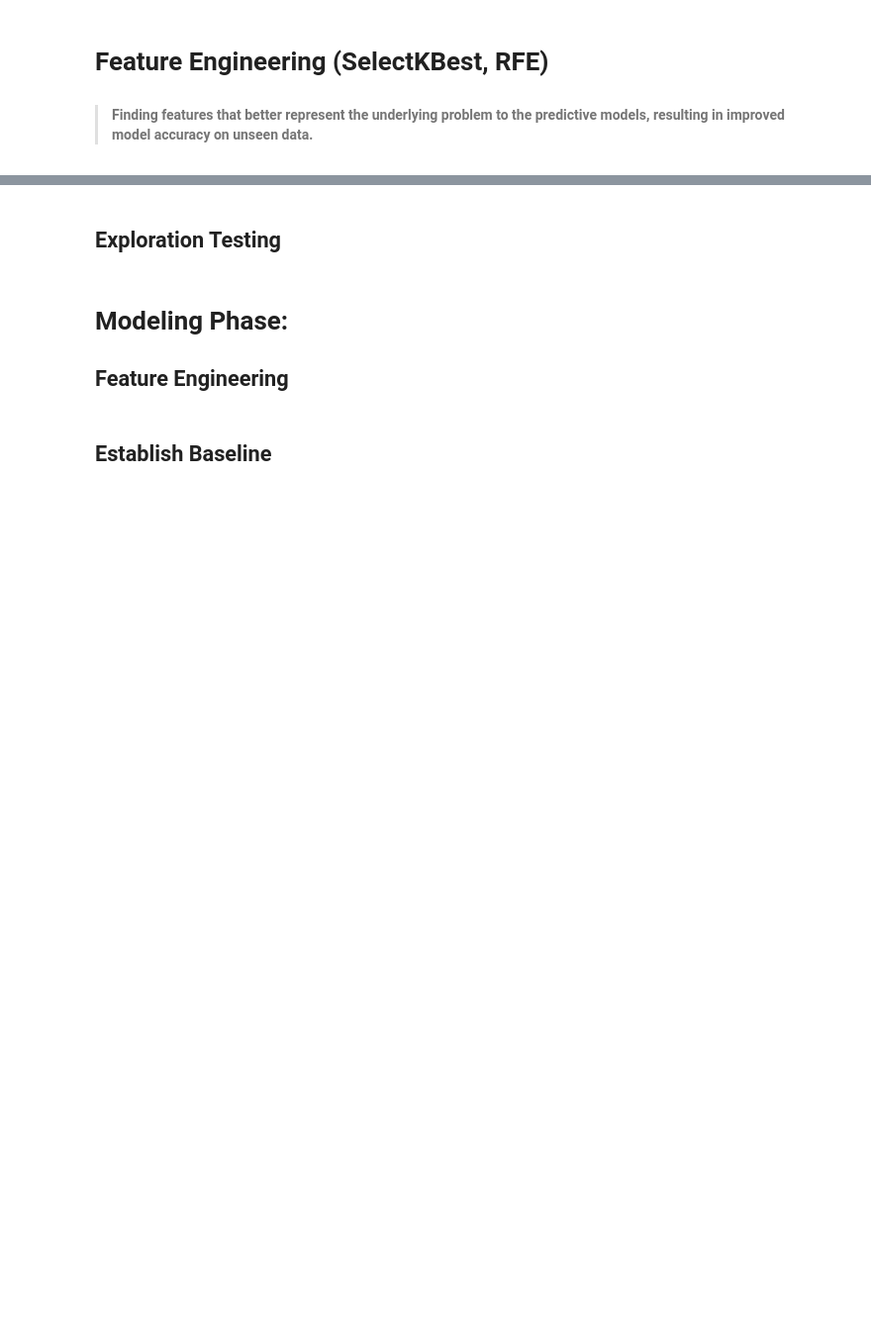
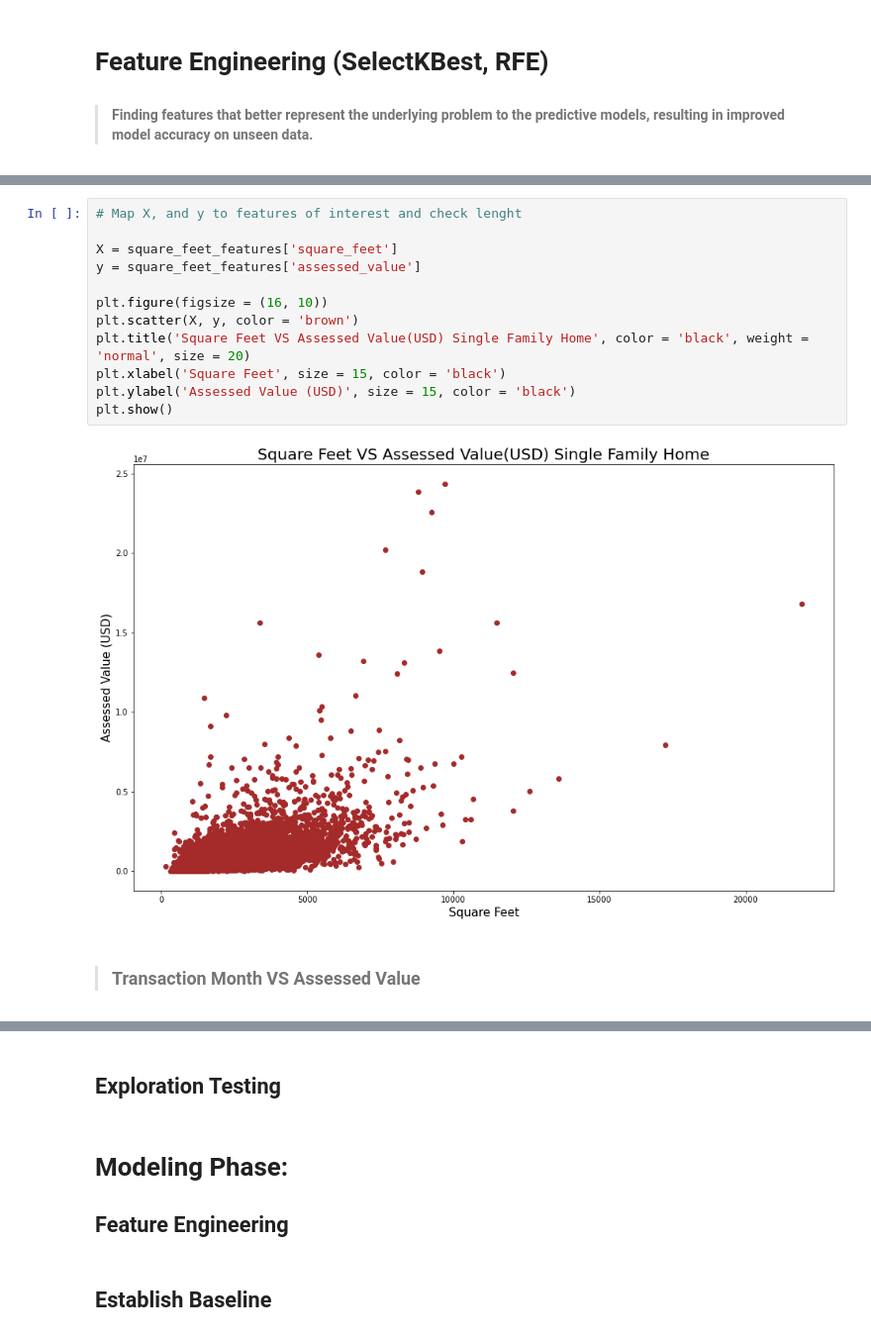
Before and after one commit to stephenkipkurui/regression-project, a Jupyter notebook: zillow_workspace.ipynb, the cells around one changed output, grey strips where cells are left out. Shown: that part at 99% size. Saved outputs shown, nothing was run; the diff lists cells and outputs as text; blank space fills up the shorter version.

```diff
--- a/zillow_workspace.ipynb
+++ b/zillow_workspace.ipynb
@@ -505,0 +731,16 @@ H0 = 'The assessed home value based of the three locations are all equal'
+# %%
+# Map X, and y to features of interest and check lenght
+
+X = square_feet_features['square_feet']
+y = square_feet_features['assessed_value']
+
+plt.figure(figsize = (16, 10))
+plt.scatter(X, y, color = 'brown')
+plt.title('Square Feet VS Assessed Value(USD) Single Family Home', color = 'black', weight = 'normal', size = 20)
+plt.xlabel('Square Feet', size = 15, color = 'black')
+plt.ylabel('Assessed Value (USD)', size = 15, color = 'black')
+plt.show()
+# %% [output]
+[figure, added]
+# %% [markdown]
+> ### Transaction Month VS Assessed Value
```
Also changed, not shown: parts of 35 cells of this notebook.
